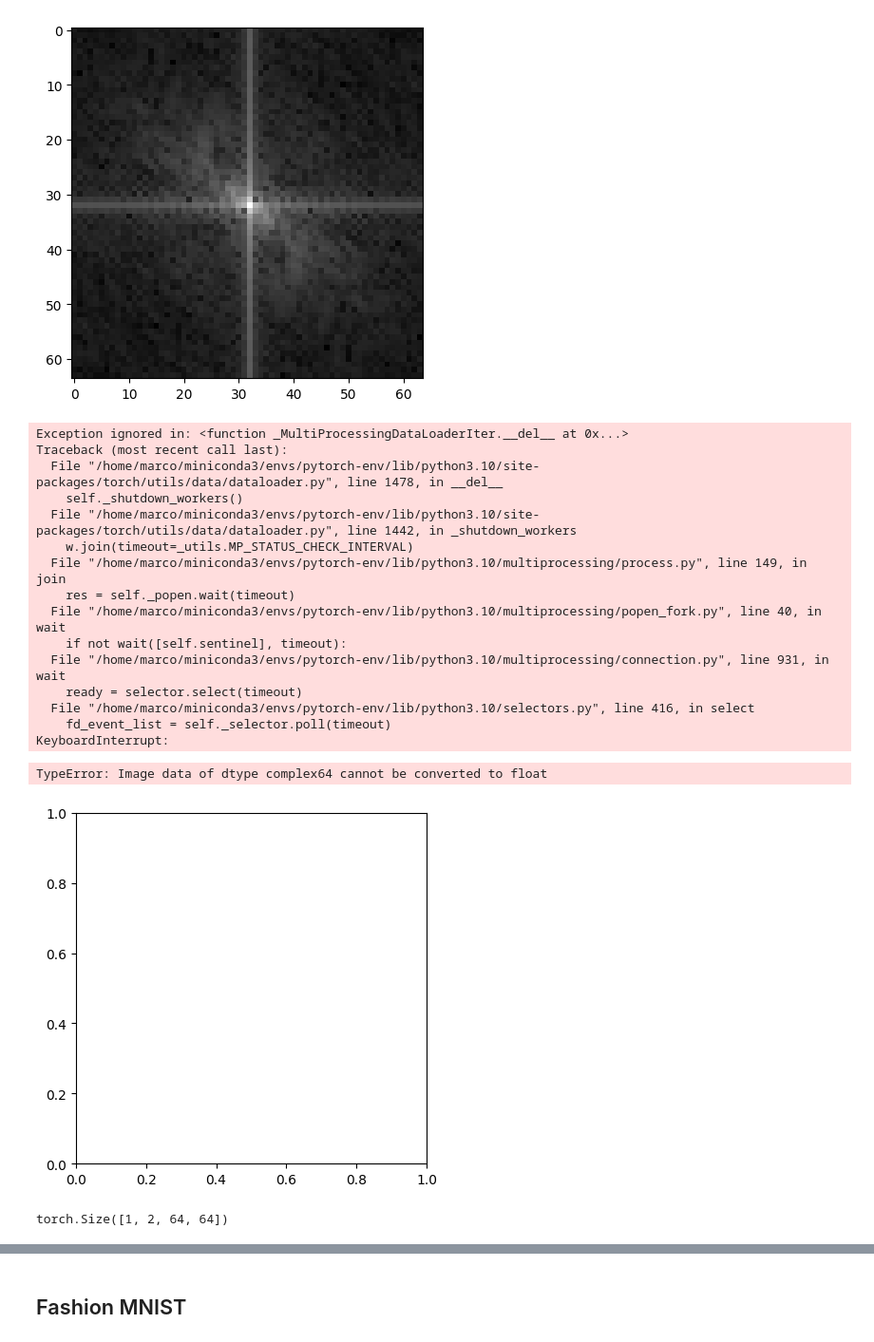
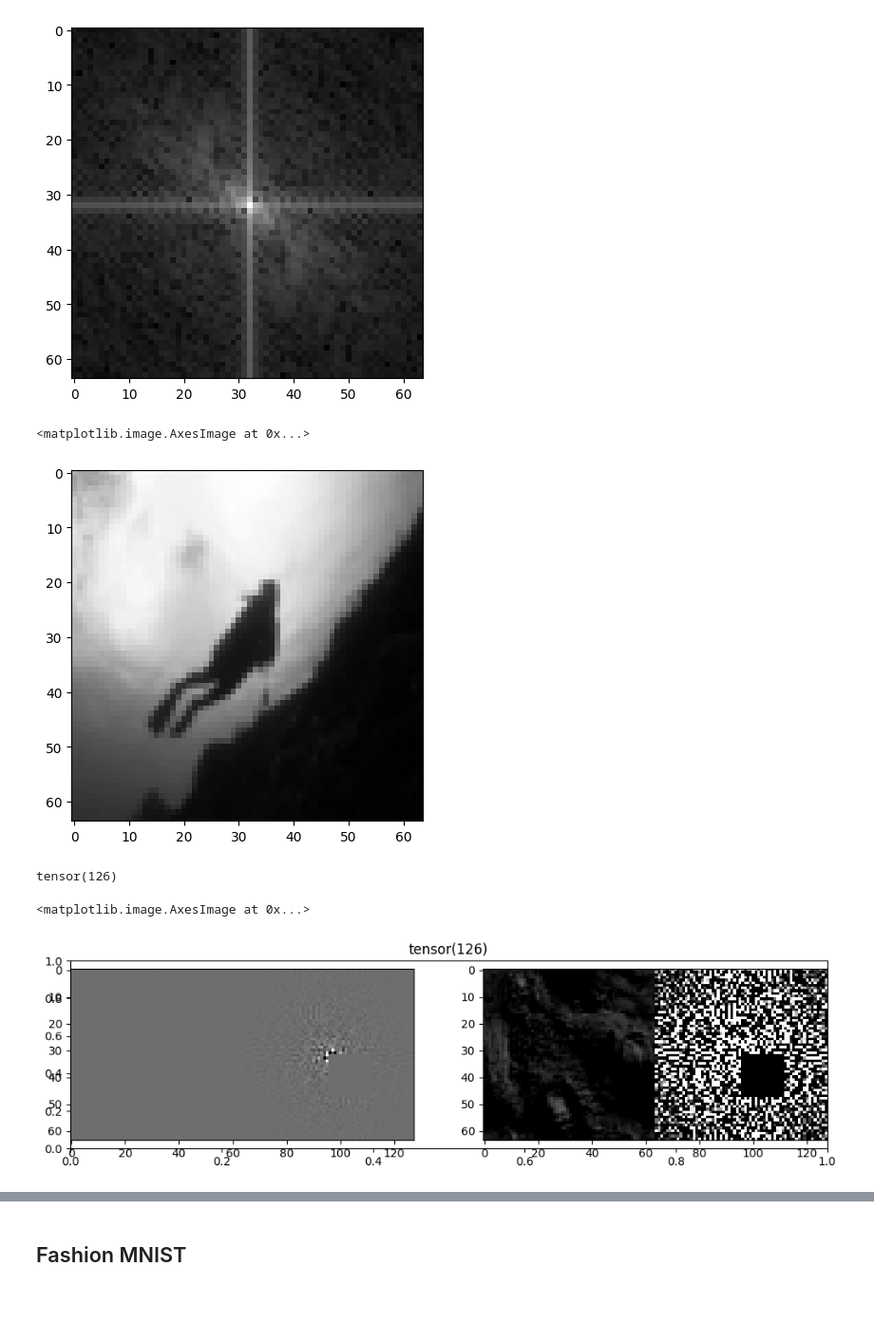
Before and after one commit to FsMarcoTU/fashion_mnist_tests, a Jupyter notebook: 240620_pretrain.ipynb, the cells around one changed output, grey strips where cells are left out. Shown at 95% size. Cells and saved outputs as stored; diff of their text form; code cells hidden in the pictures; blank space fills up the shorter version.

```diff
--- a/240620_pretrain.ipynb
+++ b/240620_pretrain.ipynb
@@ -79,22 +86,8 @@ torch.complex64
 <matplotlib.image.AxesImage at 0x...>
 [figure]
 # %%
-plt.imshow(torch.fft.ifft2(img))
+
+plt.imshow(torch.abs(torch.fft.ifft2(img.squeeze())), cmap="gray")
 # %% [output]
-Exception ignored in: <function _MultiProcessingDataLoaderIter.__del__ at 0x...>
-Traceback (most recent call last):
-  File "/home/marco/miniconda3/envs/pytorch-env/lib/python3.10/site-packages/torch/utils/data/dataloader.py", line 1478, in __del__
-    self._shutdown_workers()
-  File "/home/marco/miniconda3/envs/pytorch-env/lib/python3.10/site-packages/torch/utils/data/dataloader.py", line 1442, in _shutdown_workers
-    w.join(timeout=_utils.MP_STATUS_CHECK_INTERVAL)
-  File "/home/marco/miniconda3/envs/pytorch-env/lib/python3.10/multiprocessing/process.py", line 149, in join
-    res = self._popen.wait(timeout)
-  File "/home/marco/miniconda3/envs/pytorch-env/lib/python3.10/multiprocessing/popen_fork.py", line 40, in wait
-    if not wait([self.sentinel], timeout):
-  File "/home/marco/miniconda3/envs/pytorch-env/lib/python3.10/multiprocessing/connection.py", line 931, in wait
-    ready = selector.select(timeout)
-  File "/home/marco/miniconda3/envs/pytorch-env/lib/python3.10/selectors.py", line 416, in select
-    fd_event_list = self._selector.poll(timeout)
-KeyboardInterrupt:
+<matplotlib.image.AxesImage at 0x...>
-TypeError: Image data of dtype complex64 cannot be converted to float
-[figure, old version]
+[figure, new version]
@@ -101,13 +151,25 @@ TypeError: Image data of dtype complex64 cannot be converted to float
 # %%
-train_dataset = ImageNetDataset(train_data, transform=transform_fft)
-val_dataset = ImageNetDataset(val_data, transform=transform_fft)
+train_dataset = ImageNetDataset(train_data, is_training=True)
+val_dataset = ImageNetDataset(val_data, is_training=False)
+
+# Create data loaders
 batch_size = 32
-
-train_loader = DataLoader(train_dataset, batch_size=batch_size,shuffle=True, num_workers=4,)
-val_loader = DataLoader(val_dataset, batch_size=batch_size,shuffle=False, num_workers=4,)
+train_loader = DataLoader(train_dataset, batch_size=batch_size, shuffle=True, num_workers=4)
+val_loader = DataLoader(val_dataset, batch_size=batch_size, shuffle=False, num_workers=4)
 # %%
 item = next(iter(train_loader))
 # %%
-item[0].shape
+item[1][0]
 # %% [output]
-torch.Size([1, 2, 64, 64])
+tensor(126)
+# %%
+example = item[0][0][0]
+plt.figure(figsize=(12,3))
+plt.title(item[1][0])
+plt.subplot(1,2,1)
+plt.imshow(example, cmap="gray")
+plt.subplot(1,2,2)
+plt.imshow(example, cmap="gray", vmin=0, vmax=1)
+# %% [output]
+<matplotlib.image.AxesImage at 0x...>
+[figure, added]
```
Also changed, not shown: parts of 9 cells of this notebook, 6 other files.
